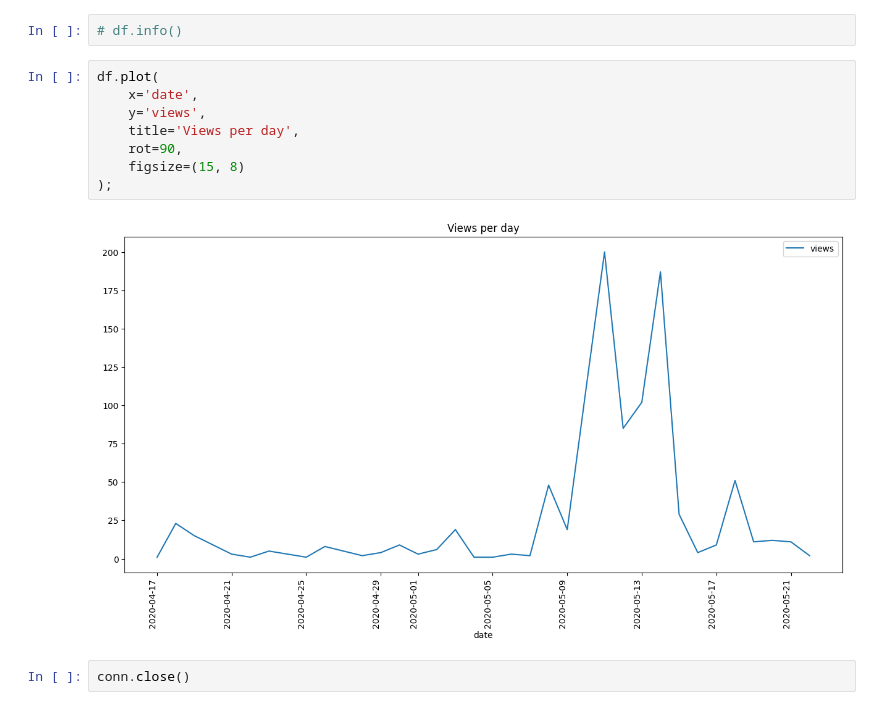
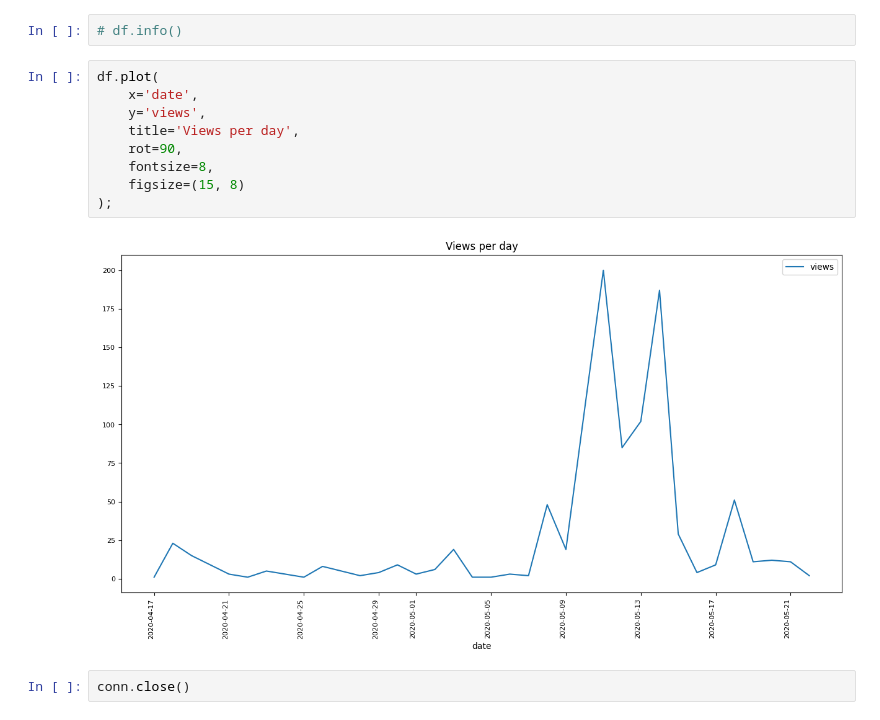
Before and after one commit to RunForJoy/python-data-visualization-suite, a Jupyter notebook: src/ex00/00_line_chart.ipynb, the cells around one changed output. Saved outputs shown, nothing was run; the diff lists cells and outputs as text.

```diff
--- a/src/ex00/00_line_chart.ipynb
+++ b/src/ex00/00_line_chart.ipynb
@@ -45,12 +45,13 @@ df["date"] = df["date"].astype("datetime64[ns]")
 # %%
 df.plot(
     x='date',
     y='views',
     title='Views per day',
     rot=90,
+    fontsize=8,
     figsize=(15, 8)
 );
 # %% [output]
-[figure, old version]
+[figure, new version]
 # %%
 conn.close()
```
Also changed, not shown: 2 other files.
